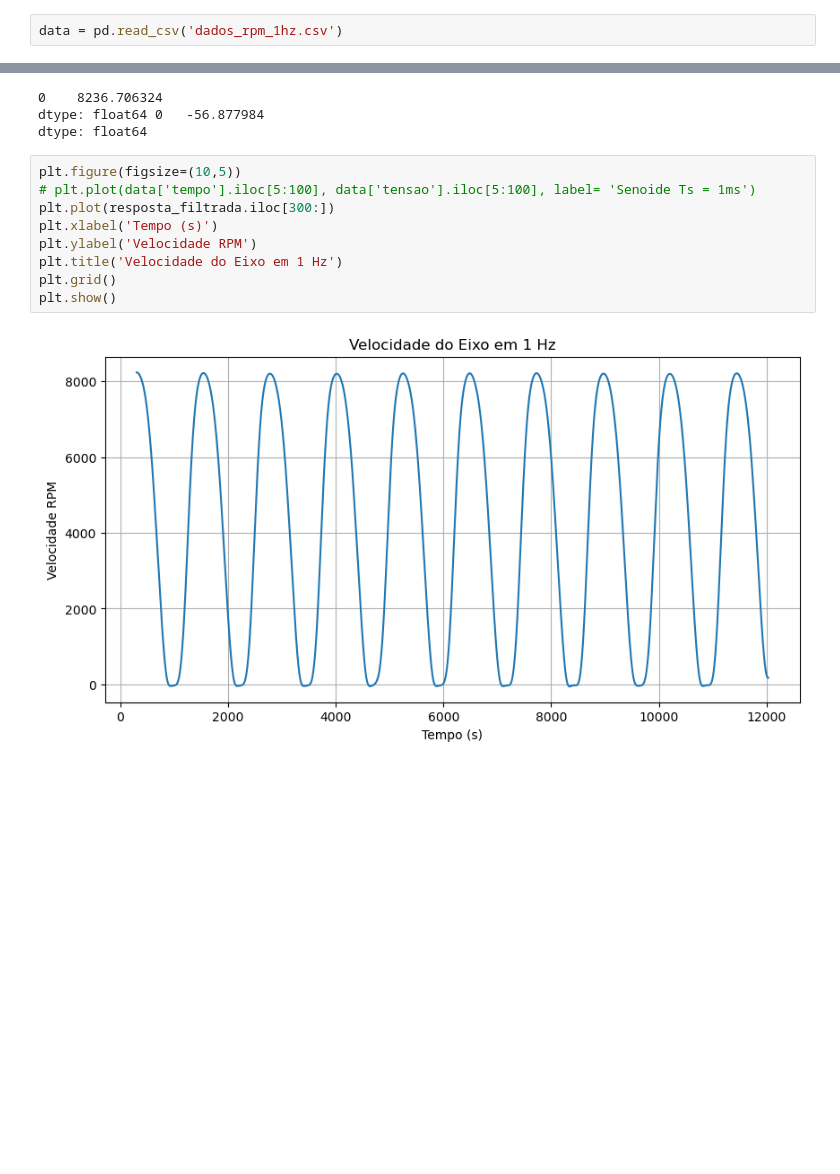
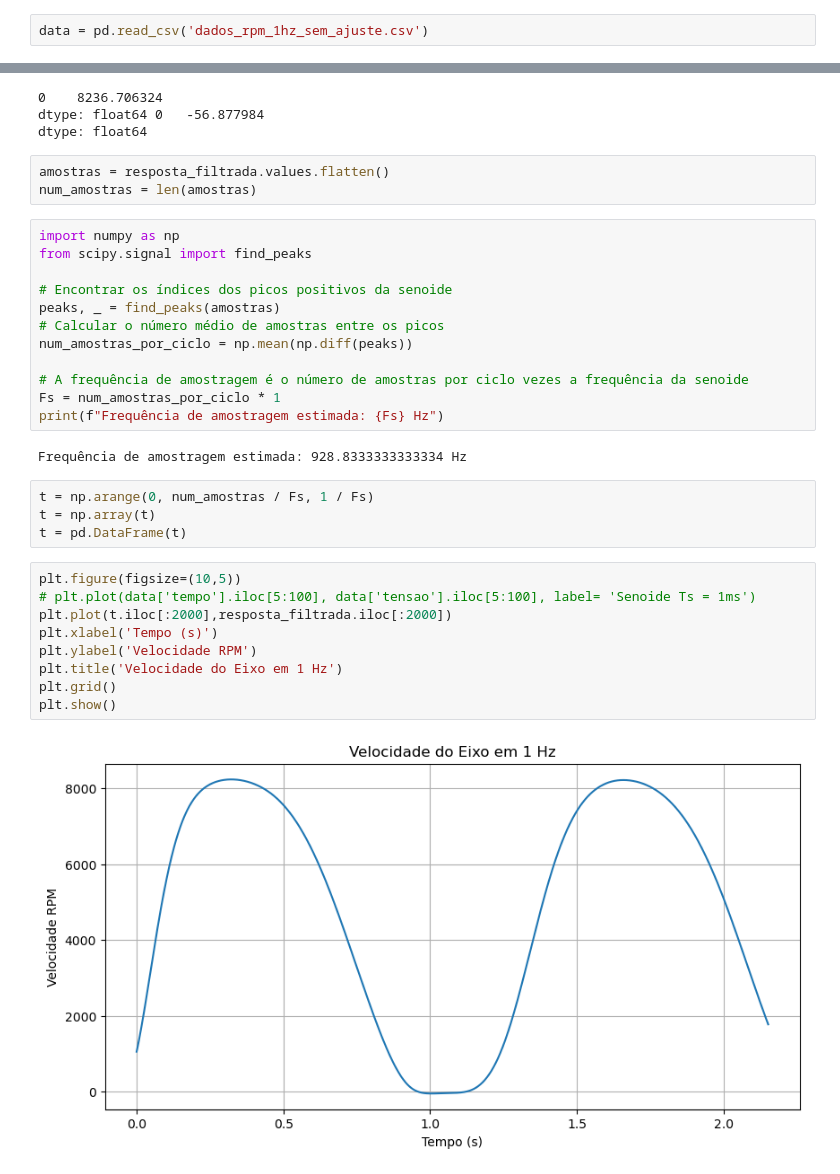
Before and after one commit to camillemotajf/lab_controle, a Jupyter notebook: filtro_data_1rpm.ipynb, the cells around one changed output, grey strips where cells are left out. Drawn from its saved outputs; the diff is of its cells as text; blank space fills up the shorter version.

```diff
--- a/filtro_data_1rpm.ipynb
+++ b/filtro_data_1rpm.ipynb
@@ -4,6 +4,6 @@ import numpy as np
 import matplotlib.pyplot as plt
 from scipy.signal import butter, filtfilt
 # %%
-data = pd.read_csv('dados_rpm_1hz.csv')
+data = pd.read_csv('dados_rpm_1hz_sem_ajuste.csv')
 # %%
 data_input = pd.read_csv('dados_senoide_1hz.csv')
@@ -34,14 +34,35 @@ print(resposta_filtrada.iloc[300:].max(), resposta_filtrada.iloc[300:].min())
 0    8236.706324
 dtype: float64 0   -56.877984
 dtype: float64
+# %%
+amostras = resposta_filtrada.values.flatten()
+num_amostras = len(amostras)
+# %%
+import numpy as np
+from scipy.signal import find_peaks
+
+# Encontrar os índices dos picos positivos da senoide
+peaks, _ = find_peaks(amostras)
+# Calcular o número médio de amostras entre os picos
+num_amostras_por_ciclo = np.mean(np.diff(peaks))
+
+# A frequência de amostragem é o número de amostras por ciclo vezes a frequência da senoide
+Fs = num_amostras_por_ciclo * 1
+print(f"Frequência de amostragem estimada: {Fs} Hz")
+# %% [output]
+Frequência de amostragem estimada: 928.8333333333334 Hz
+# %%
+t = np.arange(0, num_amostras / Fs, 1 / Fs)
+t = np.array(t)
+t = pd.DataFrame(t)
 # %%
 plt.figure(figsize=(10,5))
 # plt.plot(data['tempo'].iloc[5:100], data['tensao'].iloc[5:100], label= 'Senoide Ts = 1ms')
-plt.plot(resposta_filtrada.iloc[300:])
+plt.plot(t.iloc[:2000],resposta_filtrada.iloc[:2000])
 plt.xlabel('Tempo (s)')
 plt.ylabel('Velocidade RPM')
 plt.title('Velocidade do Eixo em 1 Hz')
 plt.grid()
 plt.show()
 # %% [output]
-[figure, old version]
+[figure, new version]
```
Also changed, not shown: parts of 7 cells of this notebook, 16 other files.
